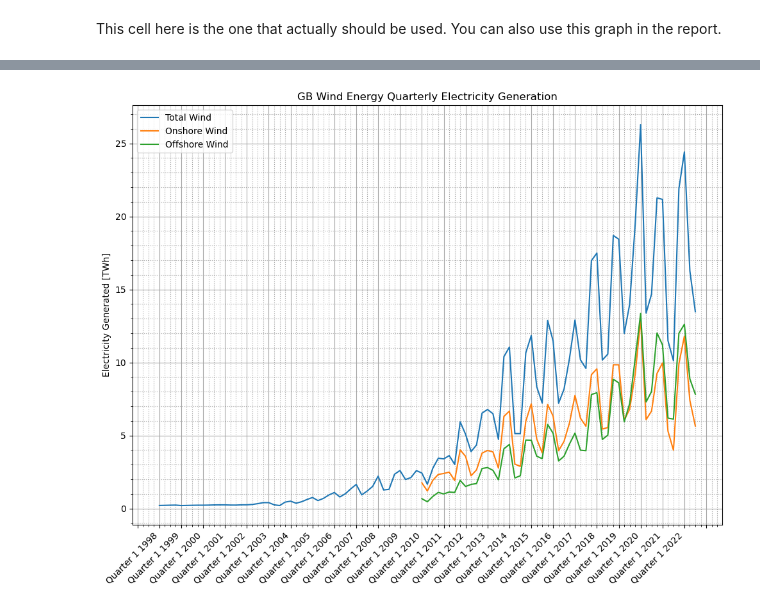
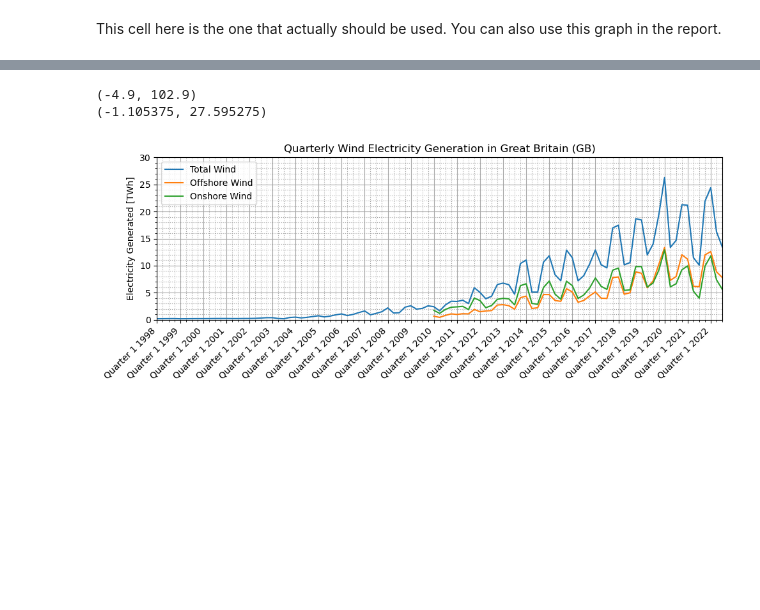
Before and after one commit to jsap2000/UK-Electricity-Pricing-Solutions, a Jupyter notebook: UK Electricity Generation by Source Dec 2022.ipynb, the cells around one changed output, grey strips where cells are left out. Saved outputs shown, nothing was run; the diff lists cells and outputs as text; code cells hidden in the pictures; blank space fills up the shorter version.

```diff
--- a/UK Electricity Generation by Source Dec 2022.ipynb
+++ b/UK Electricity Generation by Source Dec 2022.ipynb
@@ -187,34 +203,41 @@ x = UKEGS.iloc[43,2:]
 
 # corresponding y axis values
 TWind = UKEGS.iloc[74,2:]
 OnWind = UKEGS.iloc[75,2:]
 OffWind = UKEGS.iloc[76,2:]
 
 fig, ax = plt.subplots()
-fig.set_figheight(8)
+fig.set_figheight(4)
 fig.set_figwidth(10)
 
-plt.title('GB Wind Energy Quarterly Electricity Generation')
+plt.title('Quarterly Wind Electricity Generation in Great Britain (GB)')
 plt.ylabel('Electricity Generated [TWh]')
 
 ax.plot(x, TWind, label="Total Wind")
+ax.plot(x, OffWind, label="Offshore Wind")
 ax.plot(x, OnWind, label="Onshore Wind")
-ax.plot(x, OffWind, label="Offshore Wind")
 
 plt.legend()
 plt.grid(visible=True, which='major', color='0.65', linestyle='-')
 plt.grid(visible=True, which='minor', color='0.65', linestyle=':')
 
 n = 4
 ax.xaxis.set_minor_locator(plt.MultipleLocator(n-3))
 ax.xaxis.set_major_locator(plt.MultipleLocator(n))
 ax.yaxis.get_ticklocs(minor=True)
 ax.minorticks_on()
 
+print(ax.get_xlim())
+print(ax.get_ylim())
+
 plt.tick_params(axis='x', which='major', labelsize=10)
 plt.xticks(rotation=45, ha='right')
+plt.xlim(0, 98)
+plt.ylim(0, 30)
 plt.tight_layout()
 
 plt.show()
 # %% [output]
+(-4.9, 102.9)
+(-1.105375, 27.595275)
-[figure, old version]
+[figure, new version]
```
Also changed, not shown: parts of 3 cells of this notebook.
